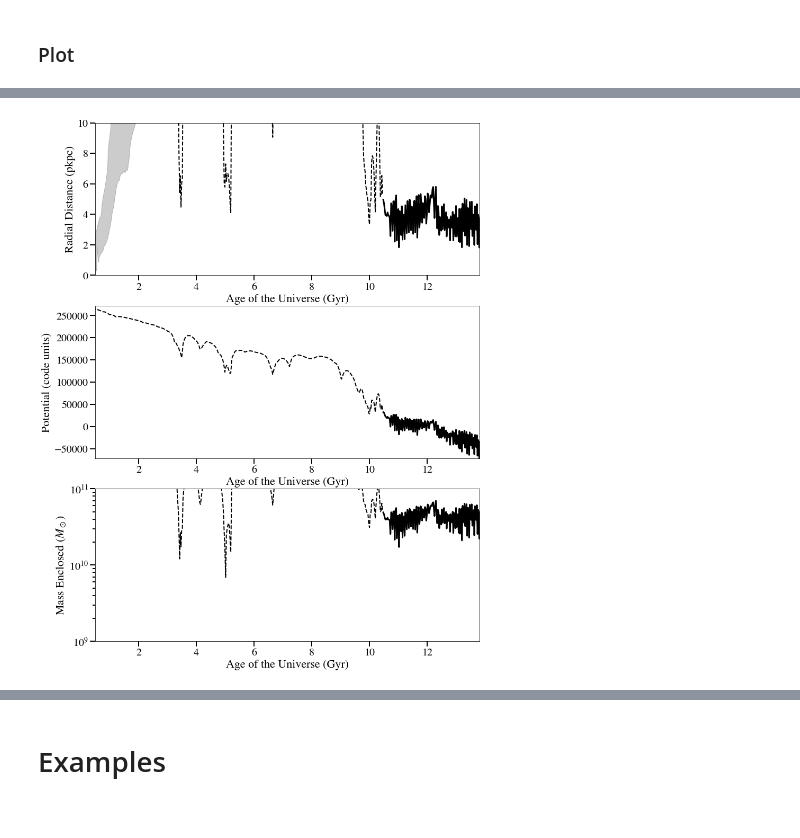
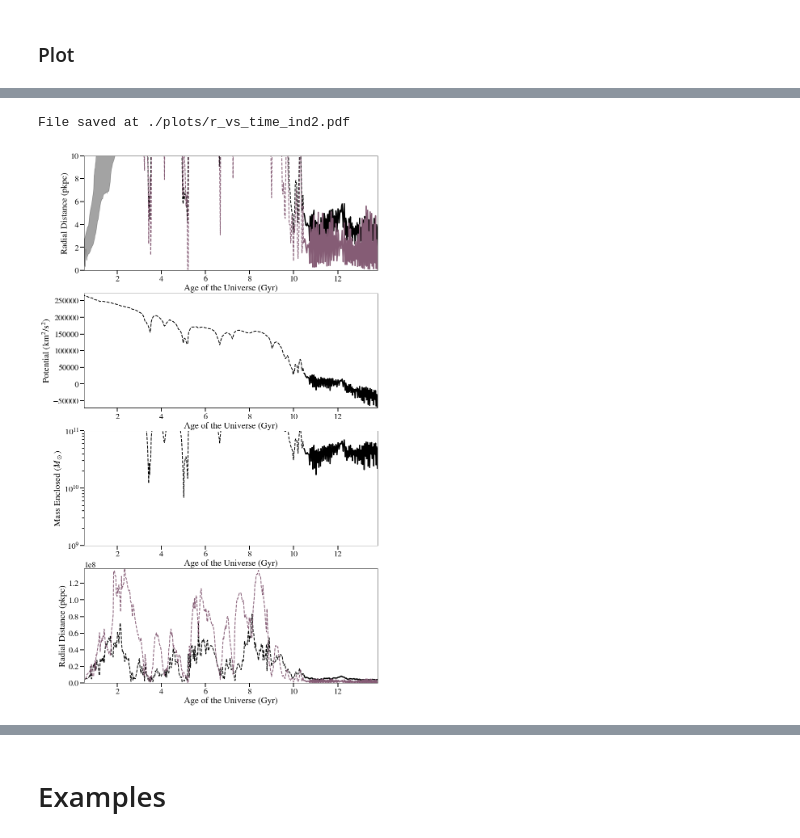
Before and after one commit to zhafen/clusters_of_FIRE, a Jupyter notebook: cluster_cosmological_history_analysis.ipynb, the cells around one changed output, grey strips where cells are left out. Drawn from its saved outputs; the diff is of its cells as text; code cells hidden in the pictures.

```diff
--- a/cluster_cosmological_history_analysis.ipynb
+++ b/cluster_cosmological_history_analysis.ipynb
@@ -88,5 +90,5 @@ RuntimeWarning: invalid value encountered in reduce
 # %%
-n_rows = 3
+n_rows = 4
 
 fig = plt.figure( figsize=(13,6*n_rows), facecolor='w' )
 ax = plt.gca()
@@ -115,13 +117,26 @@ w_plotter.plot_streamlines_vs_time(
     plot_CGM_region = True,
     **shared_args
 )
+rc_args = copy.deepcopy( shared_args )
+rc_color = palettable.cartocolors.qualitative.Antique_2.mpl_colors[0]
+rc_args['line_features']['is_star']['line_attrs']['color'] = rc_color
+rc_args['line_features']['is_gas']['line_attrs']['color'] = rc_color
+w_plotter.plot_streamlines_vs_time(
+    y_key = 'rc_iso_pot',
+    ax = plt.subplot(gs[0,0]),
+    x_range = [0.5, 13.8 ],
+    y_range = [0., 10., ],
+    plot_CGM_region = True,
+    color = 'blue',
+    **rc_args
+)
 
 w_plotter.plot_streamlines_vs_time(
     y_key = 'Potential',
     ax = plt.subplot(gs[1,0]),
     x_range = [0.5, 13.8 ],
 #     y_range = [0., 30., ],
-    y_label = 'Potential (code units)',
+    y_label = r'Potential (km$^2$/s$^2$)',
     **shared_args
 )
 
@@ -135,6 +150,27 @@ w_plotter.plot_streamlines_vs_time(
     **shared_args
 )
 
+w_plotter.plot_streamlines_vs_time(
+    y_key = 'Lmag',
+    ax = plt.subplot(gs[3,0]),
+    x_range = [0.5, 13.8 ],
+#     y_range = [0., 30., ],
+    y_label = r'Angular Momentum (kpc km/s)',
+    **shared_args
+)
+jc_args = copy.deepcopy( shared_args )
+jc_color = palettable.cartocolors.qualitative.Antique_2.mpl_colors[0]
+jc_args['line_features']['is_star']['line_attrs']['color'] = jc_color
+jc_args['line_features']['is_gas']['line_attrs']['color'] = jc_color
+w_plotter.plot_streamlines_vs_time(
+    y_key = 'jc_iso_pot',
+    ax = plt.subplot(gs[3,0]),
+    x_range = [0.5, 13.8 ],
+#     y_range = [0., 10., ],
+    plot_CGM_region = False,
+    **jc_args
+)
+
 save_file = 'r_vs_time_ind{}.pdf'.format( sample_ind )
 plotting.save_fig(
     out_dir = './plots',
@@ -148 +185,2 @@ File saved at ./plots/r_vs_time_ind2.pdf
+File saved at ./plots/r_vs_time_ind2.pdf
-[figure, old version]
+[figure, new version]
```
Also changed, not shown: parts of 10 cells of this notebook, 5 other files.
